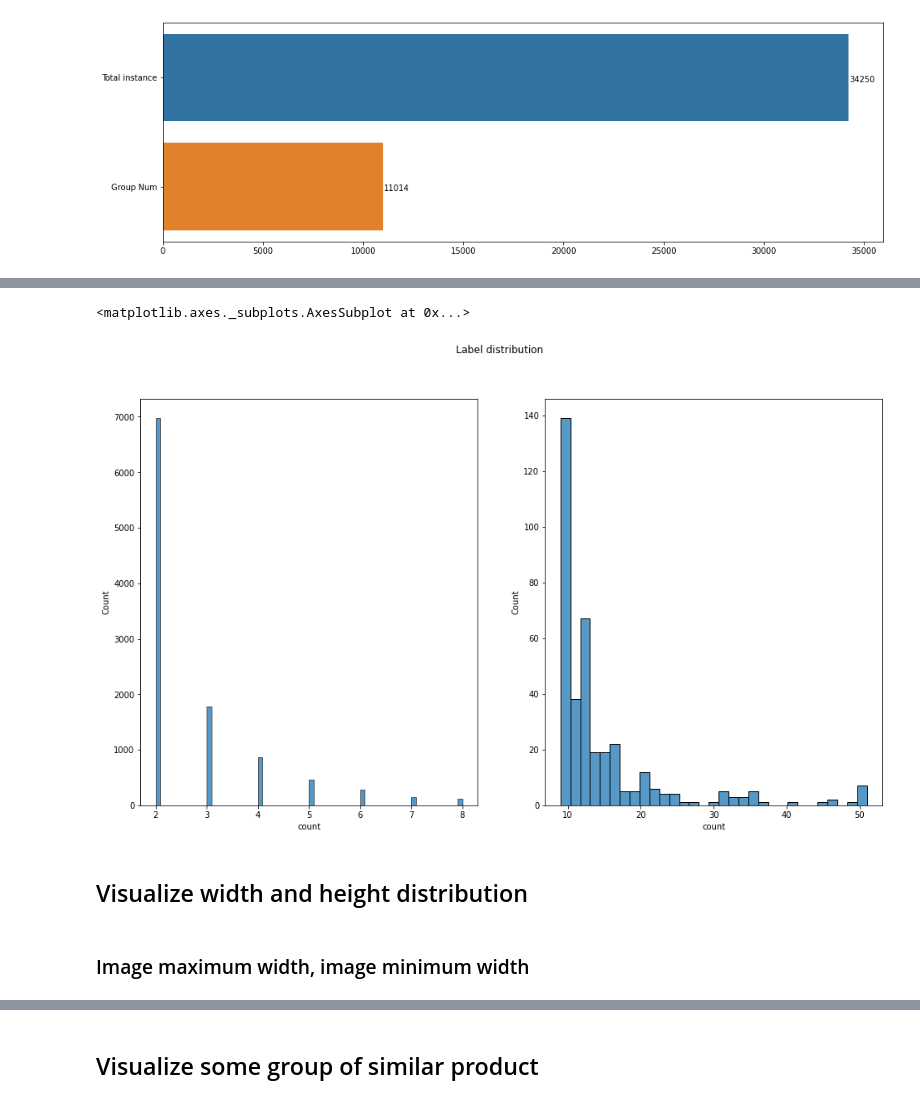
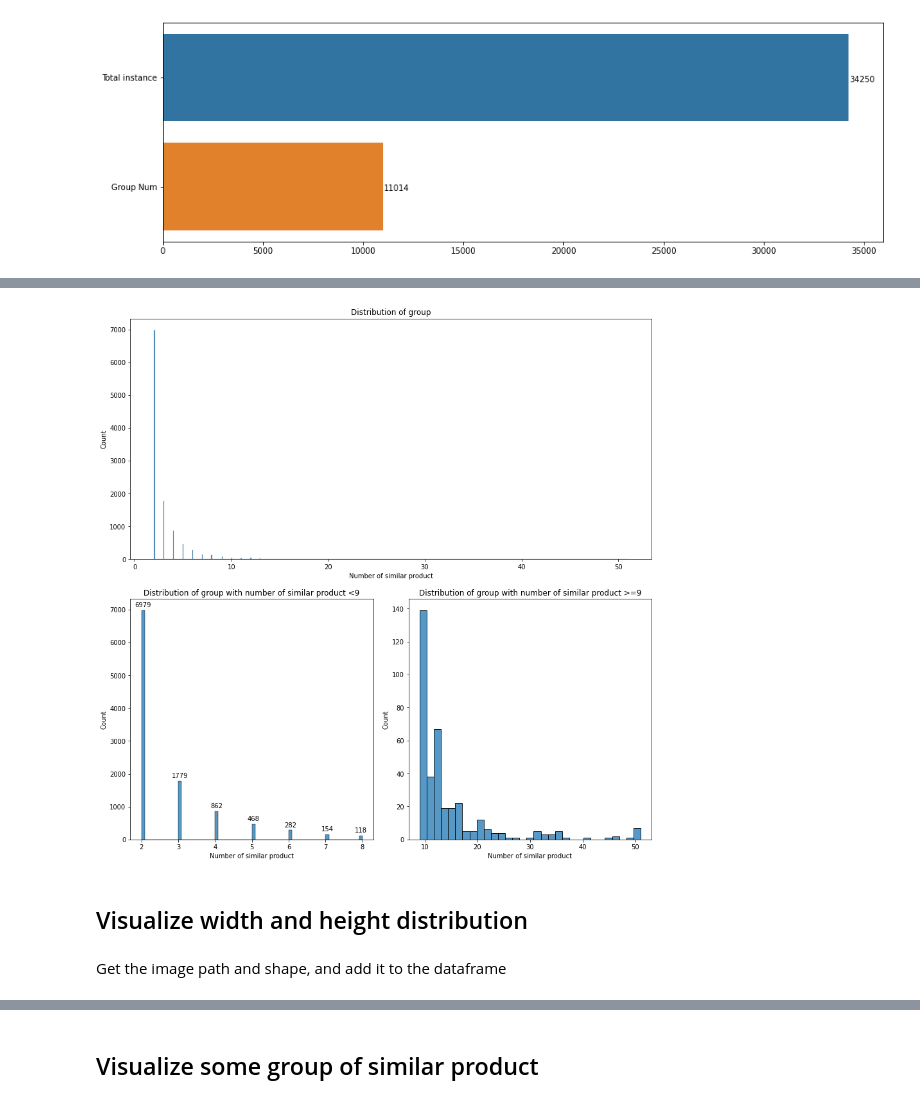
Before and after one commit to calibretaliation/DeepLearning20211, a Jupyter notebook: Shoppe_EDA.ipynb, the cells around one changed output, grey strips where cells are left out. Cells and saved outputs as stored; diff of their text form; code cells hidden in the pictures.

```diff
--- a/Shoppe_EDA.ipynb
+++ b/Shoppe_EDA.ipynb
@@ -69,12 +128,29 @@ KeyError: ignored
-# %%
-fig, (ax1,ax2) = plt.subplots(1,2,figsize=(16,9))
-fig.suptitle('Label distribution')
-sns.histplot(data=label_df[label_df['count']<9],x='count',ax=ax1)
-sns.histplot(data=label_df[label_df['count']>=9],x='count',ax=ax2)
-# %% [output]
-<matplotlib.axes._subplots.AxesSubplot at 0x...>
-[figure, removed]
+# %%
+fig = plt.figure(constrained_layout=True,figsize=(12,12))
+gs = fig.add_gridspec(2, 2)
+ax0 = fig.add_subplot(gs[0,:])
+ax1 = fig.add_subplot(gs[1,0])
+ax2 = fig.add_subplot(gs[1,1])
+
+sns.histplot(data=label_df,x='count',ax=ax0)
+sns.histplot(data=label_df[label_df['count']<9],x='count',ax=ax1)
+sns.histplot(data=label_df[label_df['count']>=9],x='count',ax=ax2)
+ax0.set_title("Distribution of group")
+ax1.set_title("Distribution of group with number of similar product <9")
+ax2.set_title("Distribution of group with number of similar product >=9")
+ax0.set_xlabel("Number of similar product")
+ax1.set_xlabel("Number of similar product")
+ax2.set_xlabel("Number of similar product")
+for p in ax1.patches:
+    if p.get_height() != 0:
+        ax1.annotate(int(p.get_height()),
+                    xy = (p.get_x() + p.get_width() /2, p.get_height()),
+                    ha = 'center', va = 'center',
+                    xytext = (0, 8),
+                    textcoords = 'offset points')
+# %% [output]
+[figure, added]
 # %% [markdown]
 ## Visualize width and height distribution
-# %% [markdown]
-### Image maximum width, image minimum width
+# %% [markdown]
+Get the image path and shape, and add it to the dataframe
```
Also changed, not shown: parts of 25 cells of this notebook.
